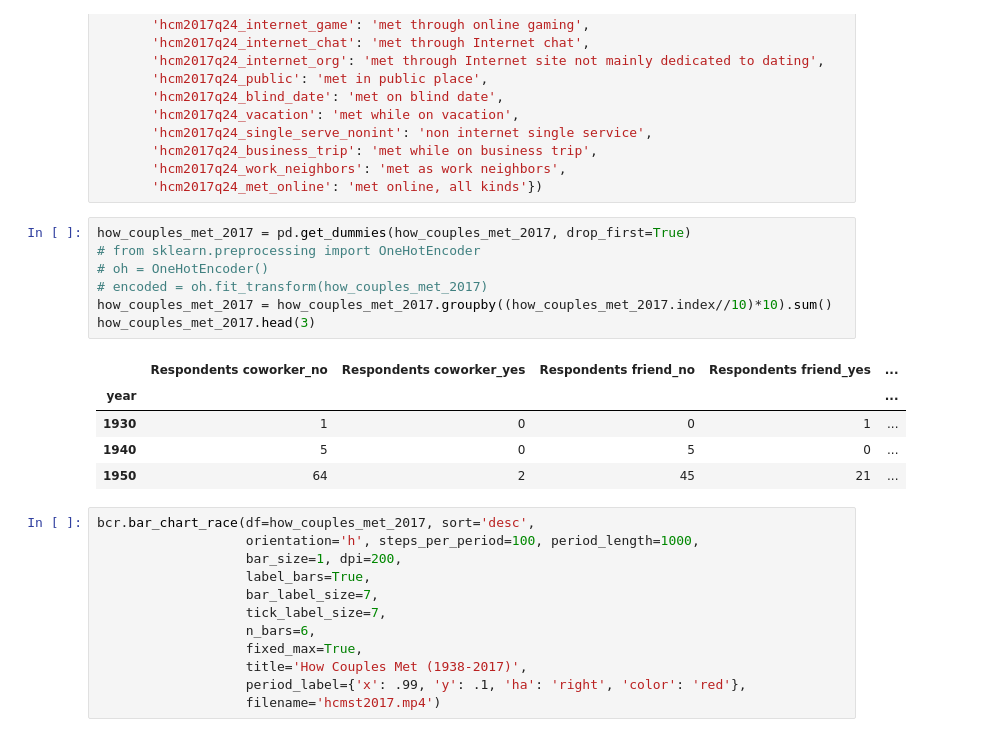
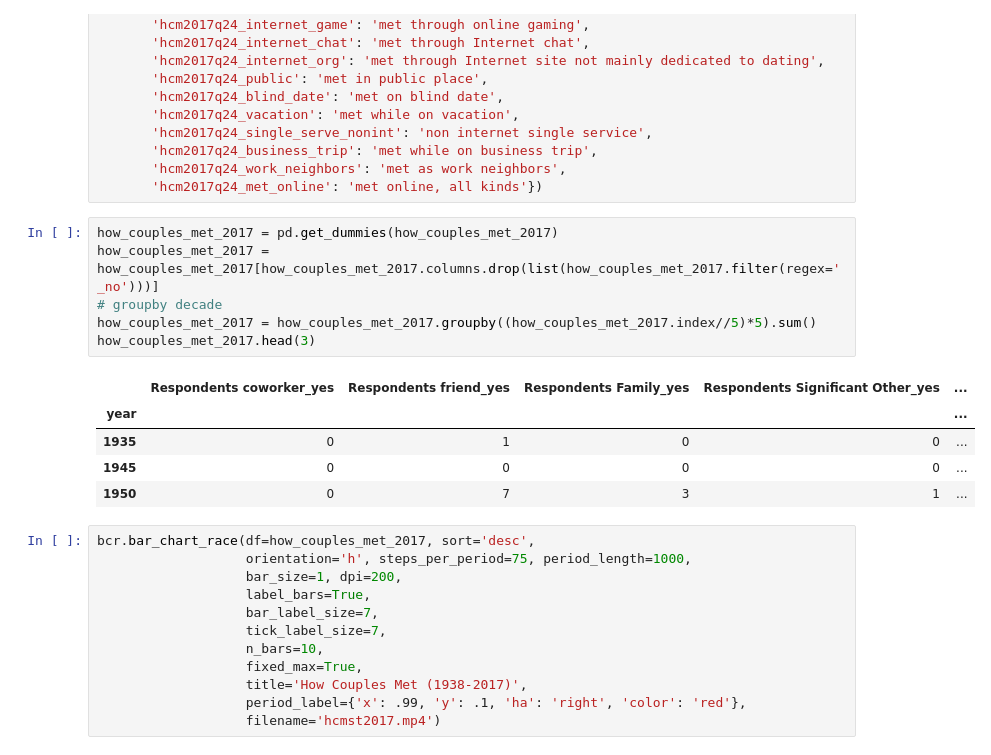
Before and after one commit to hypothetical-lemon/COMP4447-final-project, a Jupyter notebook: final_project.ipynb, the cells around one changed output. Cells and saved outputs as stored; diff of their text form.

```diff
--- a/final_project.ipynb
+++ b/final_project.ipynb
@@ -514,26 +514,25 @@ how_couples_met_2017 = how_couples_met_2017.rename(columns={'hcm2017q24_R_cowork
        'hcm2017q24_work_neighbors': 'met as work neighbors',
        'hcm2017q24_met_online': 'met online, all kinds'})
 # %%
-how_couples_met_2017 = pd.get_dummies(how_couples_met_2017, drop_first=True)
-# from sklearn.preprocessing import OneHotEncoder
-# oh = OneHotEncoder()
-# encoded = oh.fit_transform(how_couples_met_2017)
-how_couples_met_2017 = how_couples_met_2017.groupby((how_couples_met_2017.index//10)*10).sum()
+how_couples_met_2017 = pd.get_dummies(how_couples_met_2017)
+how_couples_met_2017 = how_couples_met_2017[how_couples_met_2017.columns.drop(list(how_couples_met_2017.filter(regex='_no')))]
+# groupby decade
+how_couples_met_2017 = how_couples_met_2017.groupby((how_couples_met_2017.index//5)*5).sum()
 how_couples_met_2017.head(3)
 # %% [output]
-|  | Respondents coworker_no | Respondents coworker_yes | Respondents friend_no | Respondents friend_yes | ... |
+|  | Respondents coworker_yes | Respondents friend_yes | Respondents Family_yes | Respondents Significant Other_yes | ... |
 | year |  |  |  |  | ... |
-| 1930 | 1 | 0 | 0 | 1 | ... |
-| 1940 | 5 | 0 | 5 | 0 | ... |
-| 1950 | 64 | 2 | 45 | 21 | ... |
+| 1935 | 0 | 1 | 0 | 0 | ... |
+| 1945 | 0 | 0 | 0 | 0 | ... |
+| 1950 | 0 | 7 | 3 | 1 | ... |
 # %%
 bcr.bar_chart_race(df=how_couples_met_2017, sort='desc',
-                   orientation='h', steps_per_period=100, period_length=1000,
+                   orientation='h', steps_per_period=75, period_length=1000,
                    bar_size=1, dpi=200,
                    label_bars=True,
                    bar_label_size=7,
                    tick_label_size=7,
-                   n_bars=6,
+                   n_bars=10,
                    fixed_max=True,
                    title='How Couples Met (1938-2017)',
                    period_label={'x': .99, 'y': .1, 'ha': 'right', 'color': 'red'},
```
Also changed, not shown: 1 other file.
